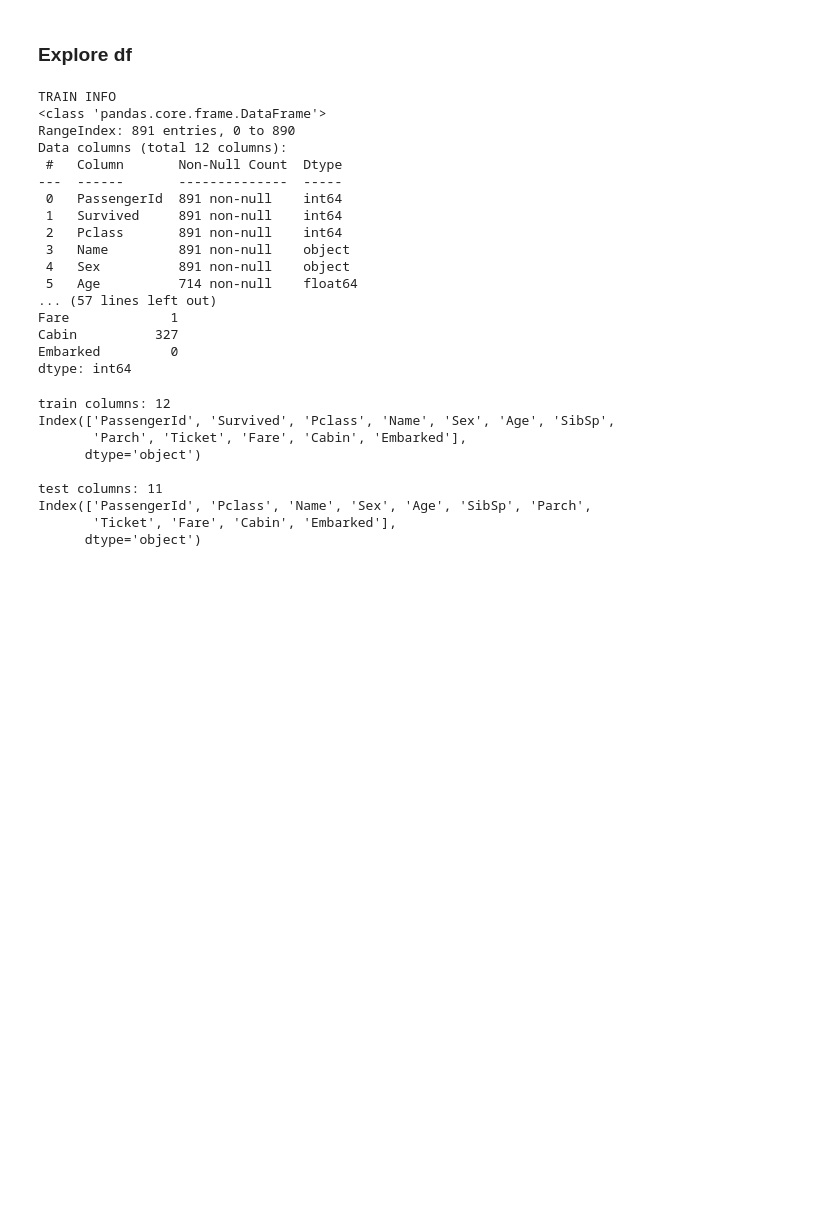
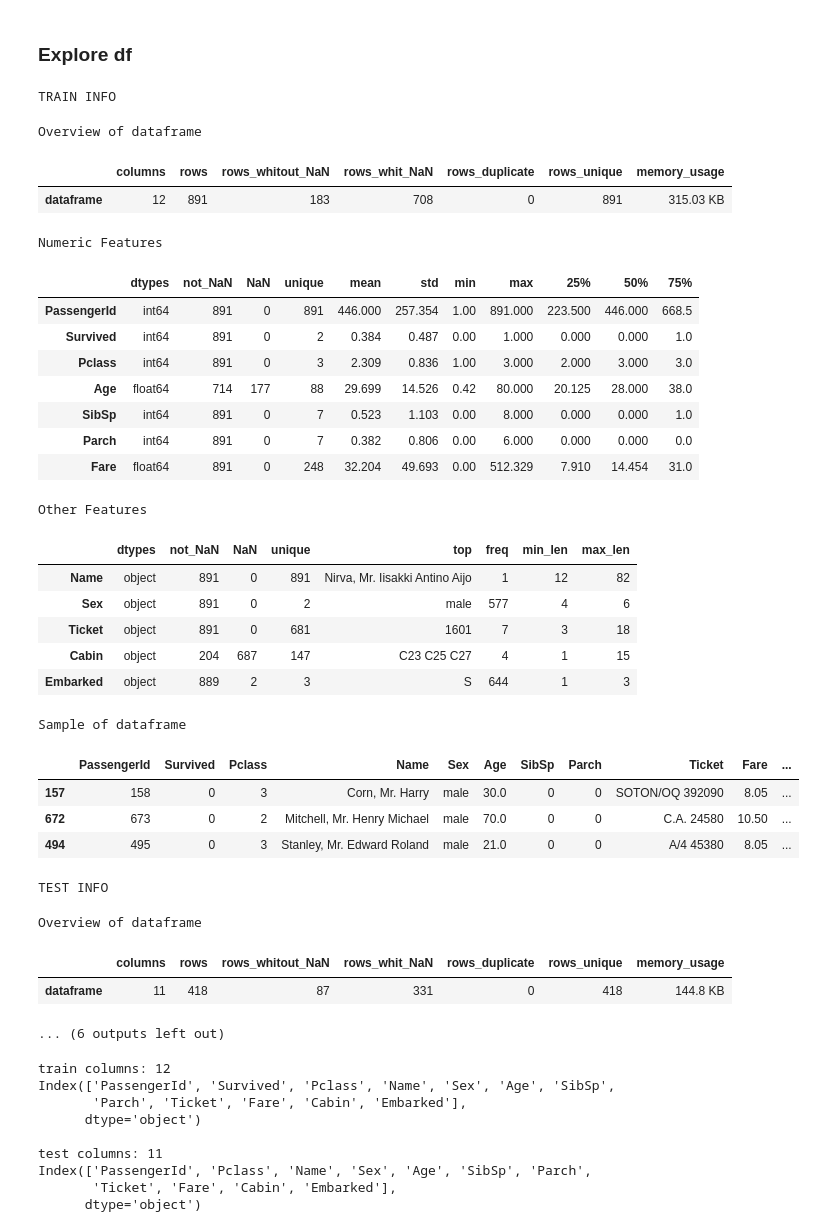
Before and after one commit to AntonelloManenti/Kaggle_Titanic_DecisionTree, a Jupyter notebook: Titanic.ipynb, the cells around one changed output. Cells and saved outputs as stored; diff of their text form; code cells hidden in the pictures; blank space fills up the shorter version.

```diff
--- a/Titanic.ipynb
+++ b/Titanic.ipynb
@@ -102,32 +110,52 @@ staging = f'{root}{staging_path}'
 # %% [markdown]
 ### Explore df
 # %%
+# print('TRAIN INFO')
+# print(f'{train.info()}\n')
+# print(f'COUNT NAN IN TRAIN\n{train.isna().sum()}\n')
+# print('-'*50)
+# print()
+# print('TEST INFO')
+# print(f'{test.info()}\n')
+# print(f'COUNT NAN IN TEST\n{test.isna().sum()}')
+
+# or whit infolib
 print('TRAIN INFO')
-print(f'{train.info()}\n')
-print(f'COUNT NAN IN TRAIN\n{train.isna().sum()}\n')
-print('-'*50)
+inf(train)
 print()
 print('TEST INFO')
-print(f'{test.info()}\n')
-print(f'COUNT NAN IN TEST\n{test.isna().sum()}')
+inf(test)
 # %% [output]
 TRAIN INFO
-<class 'pandas.core.frame.DataFrame'>
-RangeIndex: 891 entries, 0 to 890
-Data columns (total 12 columns):
- #   Column       Non-Null Count  Dtype
----  ------       --------------  -----
- 0   PassengerId  891 non-null    int64
- 1   Survived     891 non-null    int64
- 2   Pclass       891 non-null    int64
- 3   Name         891 non-null    object
- 4   Sex          891 non-null    object
- 5   Age          714 non-null    float64
-... (57 lines left out)
-Fare             1
-Cabin          327
-Embarked         0
-dtype: int64
+Overview of dataframe
+|  | columns | rows | rows_whitout_NaN | rows_whit_NaN | rows_duplicate | rows_unique | memory_usage |
+| dataframe | 12 | 891 | 183 | 708 | 0 | 891 | 315.03 KB |
+Numeric Features
+|  | dtypes | not_NaN | NaN | unique | mean | std | min | max | 25% | 50% | 75% |
+| PassengerId | int64 | 891 | 0 | 891 | 446.000 | 257.354 | 1.00 | 891.000 | 223.500 | 446.000 | 668.5 |
+| Survived | int64 | 891 | 0 | 2 | 0.384 | 0.487 | 0.00 | 1.000 | 0.000 | 0.000 | 1.0 |
+| Pclass | int64 | 891 | 0 | 3 | 2.309 | 0.836 | 1.00 | 3.000 | 2.000 | 3.000 | 3.0 |
+| Age | float64 | 714 | 177 | 88 | 29.699 | 14.526 | 0.42 | 80.000 | 20.125 | 28.000 | 38.0 |
+| SibSp | int64 | 891 | 0 | 7 | 0.523 | 1.103 | 0.00 | 8.000 | 0.000 | 0.000 | 1.0 |
+| Parch | int64 | 891 | 0 | 7 | 0.382 | 0.806 | 0.00 | 6.000 | 0.000 | 0.000 | 0.0 |
+| Fare | float64 | 891 | 0 | 248 | 32.204 | 49.693 | 0.00 | 512.329 | 7.910 | 14.454 | 31.0 |
+Other Features
+|  | dtypes | not_NaN | NaN | unique | top | freq | min_len | max_len |
+| Name | object | 891 | 0 | 891 | Nirva, Mr. Iisakki Antino Aijo | 1 | 12 | 82 |
+| Sex | object | 891 | 0 | 2 | male | 577 | 4 | 6 |
+| Ticket | object | 891 | 0 | 681 | 1601 | 7 | 3 | 18 |
+| Cabin | object | 204 | 687 | 147 | C23 C25 C27 | 4 | 1 | 15 |
+| Embarked | object | 889 | 2 | 3 | S | 644 | 1 | 3 |
+Sample of dataframe
+|  | PassengerId | Survived | Pclass | Name | Sex | Age | SibSp | Parch | Ticket | Fare | ... |
+| 157 | 158 | 0 | 3 | Corn, Mr. Harry | male | 30.0 | 0 | 0 | SOTON/OQ 392090 | 8.05 | ... |
+| 672 | 673 | 0 | 2 | Mitchell, Mr. Henry Michael | male | 70.0 | 0 | 0 | C.A. 24580 | 10.50 | ... |
+| 494 | 495 | 0 | 3 | Stanley, Mr. Edward Roland | male | 21.0 | 0 | 0 | A/4 45380 | 8.05 | ... |
+TEST INFO
+Overview of dataframe
+|  | columns | rows | rows_whitout_NaN | rows_whit_NaN | rows_duplicate | rows_unique | memory_usage |
+| dataframe | 11 | 418 | 87 | 331 | 0 | 418 | 144.8 KB |
+... (6 outputs left out)
 # %%
 print(f'train columns: {len(train.columns)}\n{train.columns}\n')
 print(f'test columns: {len(test.columns)}\n{test.columns}')
```
Also changed, not shown: parts of 19 cells of this notebook.
